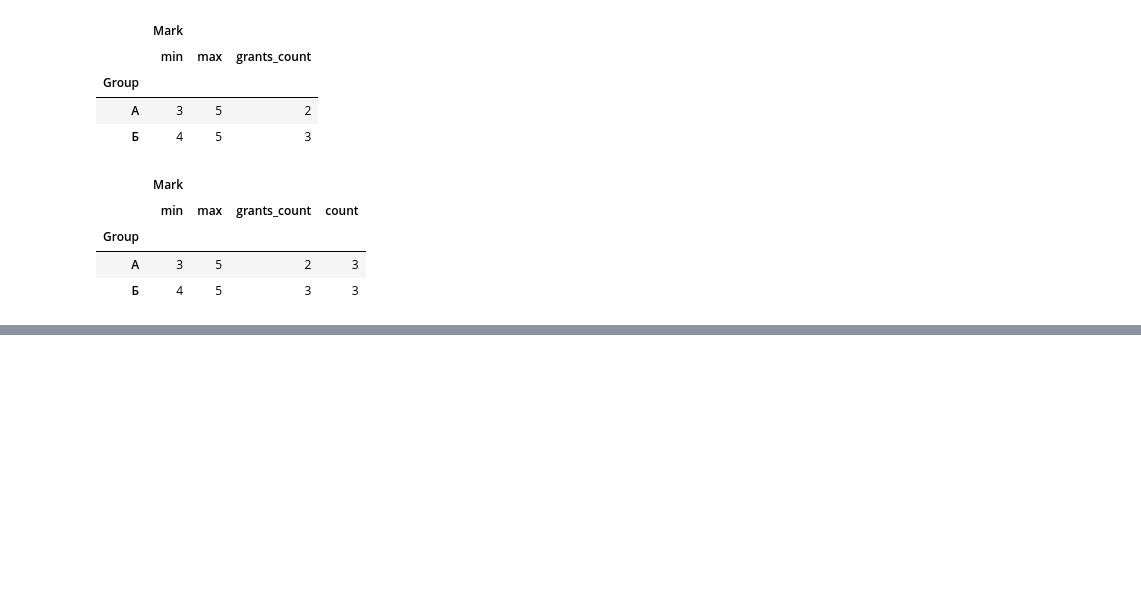
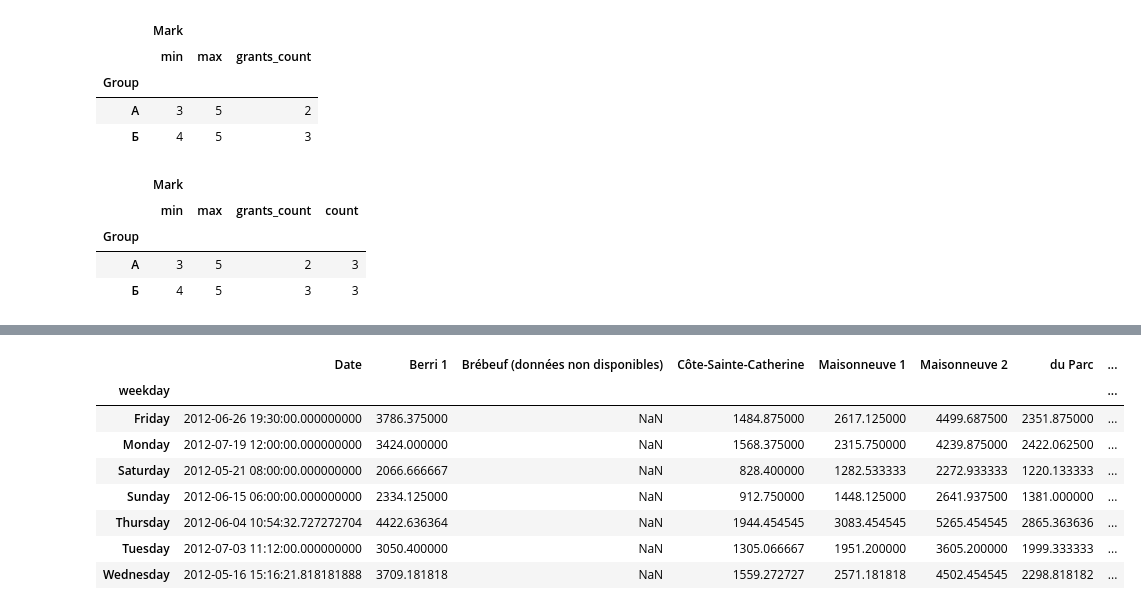
Before and after one commit to NikitaKozlov3412/MyProjectsAndGames, a Jupyter notebook: Stepik_lesson_6_9 Группировка таблиц Pandas DataFrame.ipynb, the cells around one changed output, grey strips where cells are left out. Saved outputs shown, nothing was run; the diff lists cells and outputs as text; code cells hidden in the pictures; blank space fills up the shorter version.

```diff
--- a/Stepik_lesson_6_9 Группировка таблиц Pandas DataFrame.ipynb
+++ b/Stepik_lesson_6_9 Группировка таблиц Pandas DataFrame.ipynb
@@ -559,0 +742,13 @@ df.groupby(['Group']).aggregate({'Mark': ['min', 'max', grants_count, 'count']})
+# %%
+df4 = df.groupby(['weekday']).mean()
+df4
+# %% [output]
+|  | Date | Berri 1 | Brébeuf (données non disponibles) | Côte-Sainte-Catherine | Maisonneuve 1 | Maisonneuve 2 | du Parc | ... |
+| weekday |  |  |  |  |  |  |  | ... |
+| Friday | 2012-06-26 19:30:00.000000000 | 3786.375000 | NaN | 1484.875000 | 2617.125000 | 4499.687500 | 2351.875000 | ... |
+| Monday | 2012-07-19 12:00:00.000000000 | 3424.000000 | NaN | 1568.375000 | 2315.750000 | 4239.875000 | 2422.062500 | ... |
+| Saturday | 2012-05-21 08:00:00.000000000 | 2066.666667 | NaN | 828.400000 | 1282.533333 | 2272.933333 | 1220.133333 | ... |
+| Sunday | 2012-06-15 06:00:00.000000000 | 2334.125000 | NaN | 912.750000 | 1448.125000 | 2641.937500 | 1381.000000 | ... |
+| Thursday | 2012-06-04 10:54:32.727272704 | 4422.636364 | NaN | 1944.454545 | 3083.454545 | 5265.454545 | 2865.363636 | ... |
+| Tuesday | 2012-07-03 11:12:00.000000000 | 3050.400000 | NaN | 1305.066667 | 1951.200000 | 3605.200000 | 1999.333333 | ... |
+| Wednesday | 2012-05-16 15:16:21.818181888 | 3709.181818 | NaN | 1559.272727 | 2571.181818 | 4502.454545 | 2298.818182 | ... |
```
Also changed, not shown: parts of 17 cells of this notebook.
